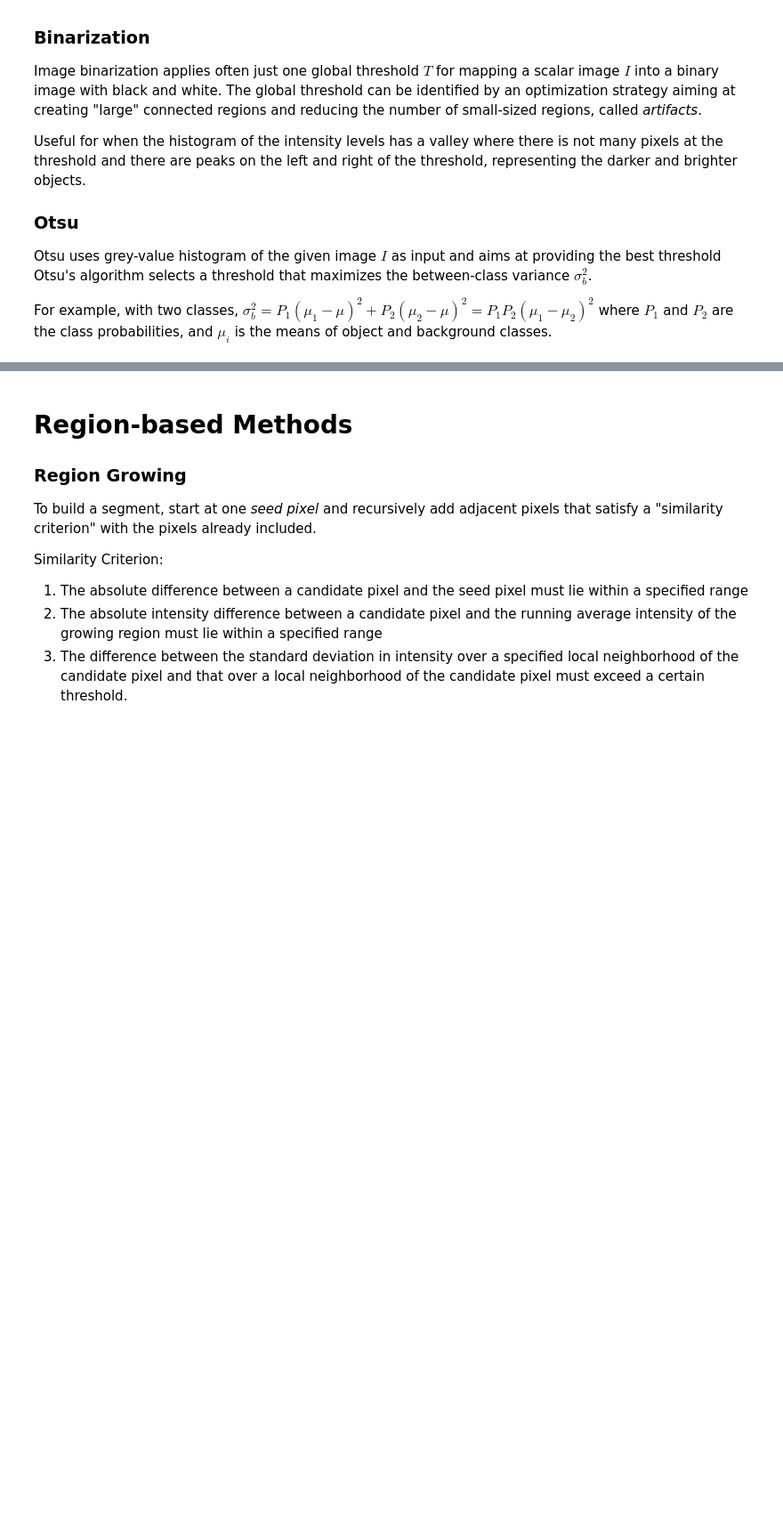
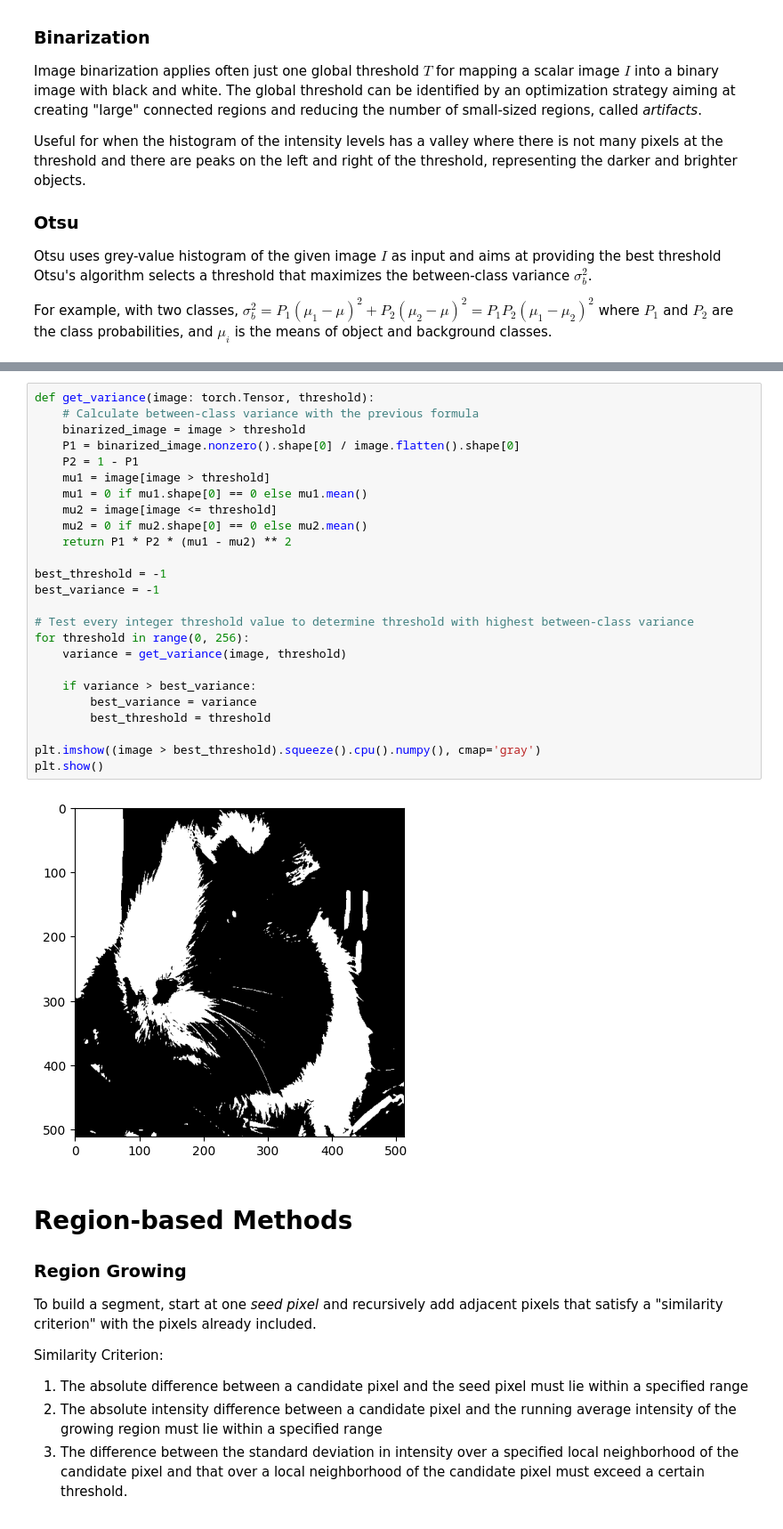
Before and after one commit to DRobinson4105/learning-portfolio, a Jupyter notebook: MachineLearning/ComputerVision/ImageSegmentation.ipynb, the cells around one changed output, grey strips where cells are left out. Shown: that part at 89% size. Cells and saved outputs as stored; diff of their text form; blank space fills up the shorter version.

Commit message:
Threshold with Binarization and Otsu

```diff
--- a/MachineLearning/ComputerVision/ImageSegmentation.ipynb
+++ b/MachineLearning/ComputerVision/ImageSegmentation.ipynb
@@ -25,3 +45,30 @@ For example, with two classes, $\sigma_b^2=P_1(\mu_1-\mu)^2+P_2(\mu_2-\mu)^2=P_1
+# %%
+def get_variance(image: torch.Tensor, threshold):
+    # Calculate between-class variance with the previous formula
+    binarized_image = image > threshold
+    P1 = binarized_image.nonzero().shape[0] / image.flatten().shape[0]
+    P2 = 1 - P1
+    mu1 = image[image > threshold]
+    mu1 = 0 if mu1.shape[0] == 0 else mu1.mean()
+    mu2 = image[image <= threshold]
+    mu2 = 0 if mu2.shape[0] == 0 else mu2.mean()
+    return P1 * P2 * (mu1 - mu2) ** 2
+
+best_threshold = -1
+best_variance = -1
+
+# Test every integer threshold value to determine threshold with highest between-class variance
+for threshold in range(0, 256):
+    variance = get_variance(image, threshold)
+
+    if variance > best_variance:
+        best_variance = variance
+        best_threshold = threshold
+
+plt.imshow((image > best_threshold).squeeze().cpu().numpy(), cmap='gray')
+plt.show()
+# %% [output]
+[figure, added]
 # %% [markdown]
 # Region-based Methods
 ### Region Growing
```
Also changed, not shown: parts of 2 cells of this notebook.
